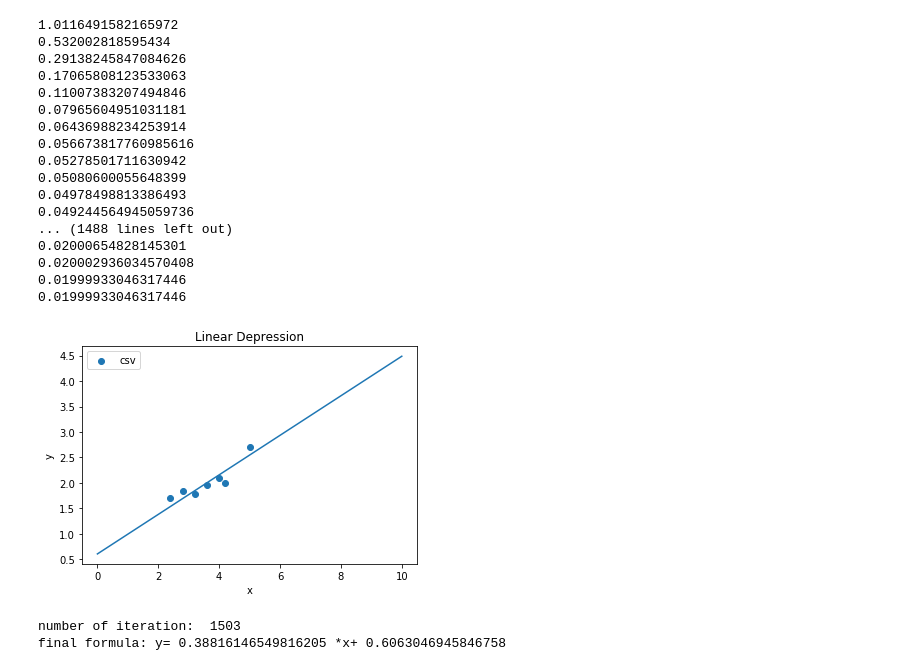
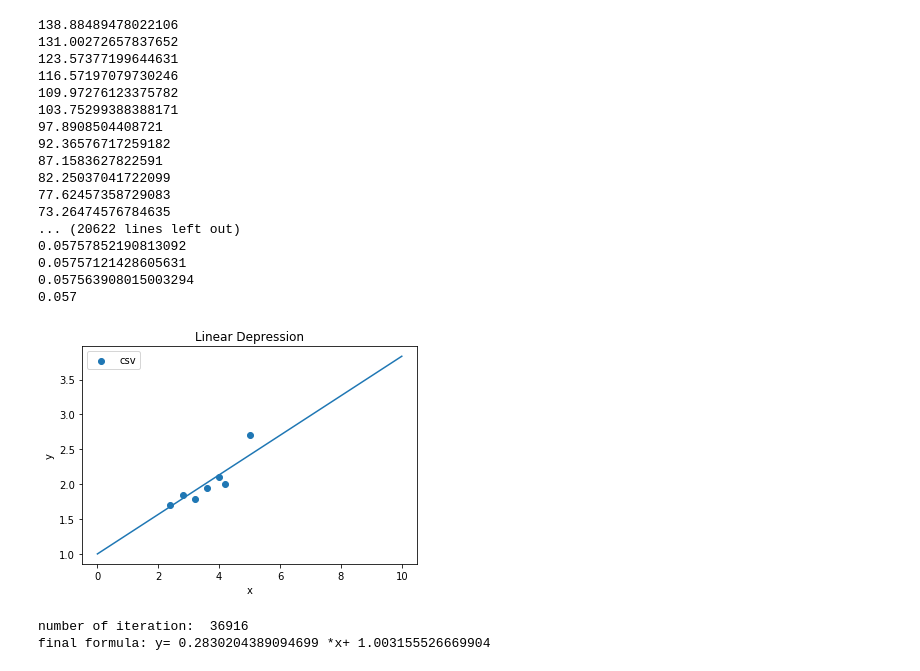
Before and after one commit to FauzanAL-beep/personal-exercises, a Jupyter notebook: Machine Learning/Linear regression from scratch/With gradient descent/main.ipynb, the cells around one changed output. Drawn from its saved outputs; the diff is of its cells as text; code cells hidden in the pictures.

```diff
--- a/Machine Learning/Linear regression from scratch/With gradient descent/main.ipynb
+++ b/Machine Learning/Linear regression from scratch/With gradient descent/main.ipynb
@@ -5,7 +5,7 @@ import pandas as pd
 import csv
 import random
 
-
+dataset = "./datasets/idk.csv"
 def mse(m,b,cso):
     'Means square error'
     res = 0
@@ -25,65 +25,68 @@ def jb(m,b,cso,lr):
         res = res +((i[1]-((m*i[0])+b))*(-2))
     return (res/len(cso))*lr
 results = []
-with open("./datasets/idk.csv") as csvfile:
+with open(dataset) as csvfile:
     reader = csv.reader(csvfile, quoting=csv.QUOTE_NONNUMERIC) # change contents to floats
     for row in reader: # each row is a list
         results.append(row)
 
-slope = random.uniform(0, 1)
-b = random.uniform(0, 1)
-lr = 0.01
+#slope = random.uniform(0, 1)
+#b = random.uniform(0, 1)
+slope = random.uniform(-2, 4)
+b = random.uniform(-6, 8)
+lr = 0.001
 maxerr = 0.02
 iteration = 0
 fail = 0
-
+failb = 0
 while True:
     fail = mse(slope,b,results)
     print(fail)
     iteration+=1
-    if fail<maxerr:
+    if (fail<maxerr) or (fail==failb):
         break
     else:
         slopet = slope
         bt = b
         slope = slopet - jm(slopet,bt,results,lr)
         b = bt - jb(slopet,bt,results,lr)
+        failb=fail
 
 print(fail)
 
 f = lambda x: slope*x + b
 
-df = pd.read_csv('./datasets/idk.csv', delimiter=',', names=['x', 'y'])
+df = pd.read_csv(dataset, delimiter=',', names=['x', 'y'])
 plt.scatter(df['x'], df['y'], label='csv')
 #x=np.array([2,5])
 x = np.linspace(0, 10, 1000)
 plt.plot(x, f(x))
 
 plt.xlabel('x')
 plt.ylabel('y')
 plt.title('Linear Depression')
 plt.legend()
 plt.show()
 print('number of iteration: ',iteration)
 print('final formula: y=',slope,'*x+',b)
 # %% [output]
-1.0116491582165972
-0.532002818595434
-0.29138245847084626
-0.17065808123533063
-0.11007383207494846
-0.07965604951031181
-0.06436988234253914
-0.056673817760985616
-0.05278501711630942
-0.05080600055648399
-0.04978498813386493
-0.049244564945059736
-... (1488 lines left out)
-0.02000654828145301
-0.020002936034570408
-0.01999933046317446
-0.01999933046317446
+138.88489478022106
+131.00272657837652
+123.57377199644631
+116.57197079730246
+109.97276123375782
+103.75299388388171
+97.8908504408721
+92.36576717259182
+87.1583627822591
+82.25037041722099
+77.62457358729083
+73.26474576784635
+... (20622 lines left out)
+0.05757852190813092
+0.05757121428605631
+0.057563908015003294
+0.057
-[figure, old version]
+[figure, new version]
-number of iteration:  1503
-final formula: y= 0.38816146549816205 *x+ 0.6063046945846758
+number of iteration:  36916
+final formula: y= 0.2830204389094699 *x+ 1.003155526669904
```
Also changed, not shown: parts of 1 cell of this notebook, 2 other files.
